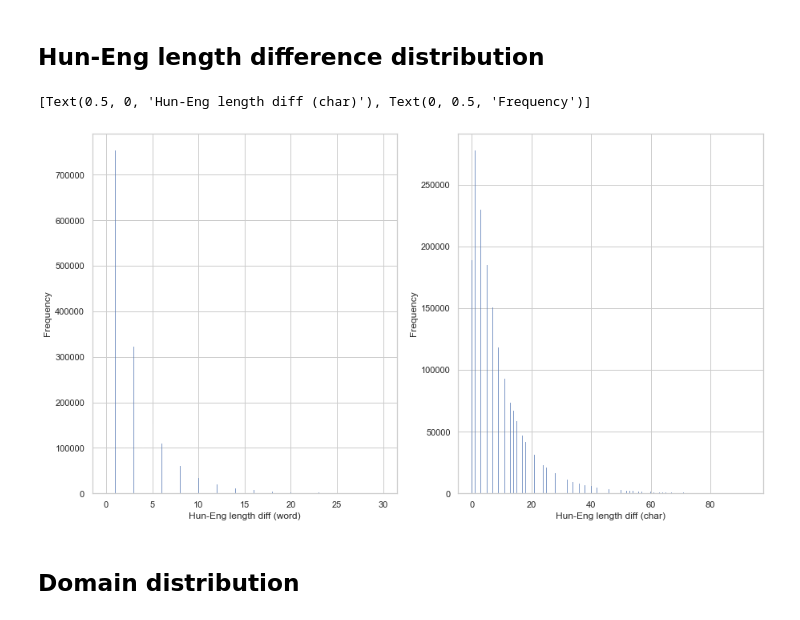
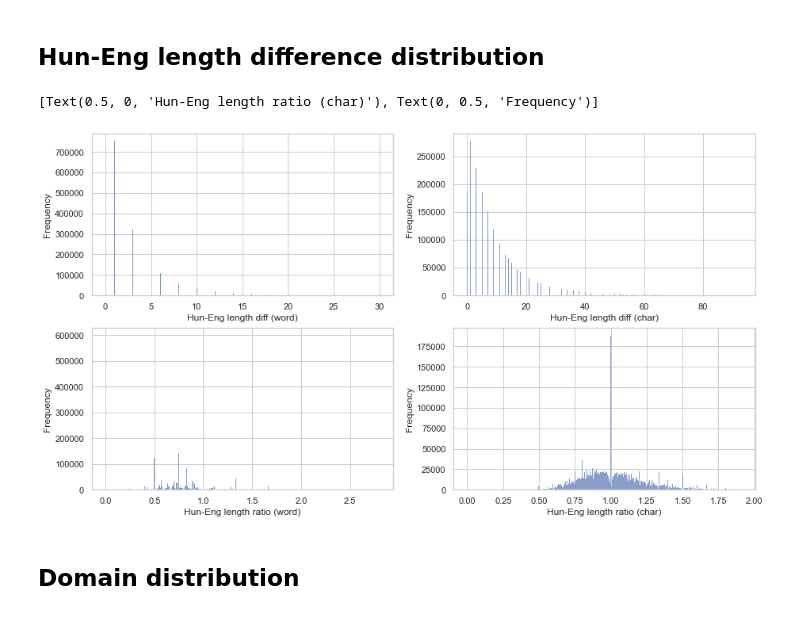
Before and after one commit to attilanagy234/TreeSwap, a Jupyter notebook: notebooks/hunglish2-data-exploration.ipynb, the cells around one changed output. Cells and saved outputs as stored; diff of their text form; code cells hidden in the pictures.

Commit message:
hun-eng len ratio visualizations

```diff
--- a/notebooks/hunglish2-data-exploration.ipynb
+++ b/notebooks/hunglish2-data-exploration.ipynb
@@ -128,6 +128,9 @@ df['hun_len_char'] = df['hun'].apply(len)
 df['eng_len_char'] = df['eng'].apply(len)
 df['hun_eng_len_diff_word'] = abs(df['hun_len_word'] - df['eng_len_word'])
 df['hun_eng_len_diff_char'] = abs(df['hun_len_char'] - df['eng_len_char'])
+df['hun_eng_len_ratio_word'] = df['hun_len_word'] / df['eng_len_word']
+df['hun_eng_len_ratio_char'] = df['hun_len_char'] / df['eng_len_char']
+df = df[df['hun_eng_len_ratio_word'].notna()]
 # %%
 df
 # %% [output]
@@ -167,8 +170,10 @@ def get_len_metrics(df):
             metrics[mode][language] = {}
             metrics[mode][language] = get_basic_stats(metrics[mode][language], col)
 
-        metrics[mode]['hun_eng_diff'] = {}
-        metrics[mode]['hun_eng_diff'] = get_basic_stats(metrics[mode]['hun_eng_diff'], f'hun_eng_len_diff_{mode}')
+        metrics[mode]['hun_eng_len_diff'] = {}
+        metrics[mode]['hun_eng_len_diff'] = get_basic_stats(metrics[mode]['hun_eng_len_diff'], f'hun_eng_len_diff_{mode}')
+        metrics[mode]['hun_eng_len_ratio'] = {}
+        metrics[mode]['hun_eng_len_ratio'] = get_basic_stats(metrics[mode]['hun_eng_len_ratio'], f'hun_eng_len_ratio_{mode}')
 
     return metrics
 # %%
@@ -214,16 +219,22 @@ axs[1, 1].set(xlabel='ENG - Sentence length (char)', ylabel='Frequency')
 # %% [markdown]
 ## Hun-Eng length difference distribution
 # %%
-fig, axs = plt.subplots(1,2)
+fig, axs = plt.subplots(2,2)
 
-sns.histplot(df[df['hun_eng_len_diff_word'] < int(float(len_metrics['word']['hun_eng_diff']['q0.999']))]['hun_eng_len_diff_word'], ax=axs[0])
-axs[0].set(xlabel='Hun-Eng length diff (word)', ylabel='Frequency')
+sns.histplot(df[df['hun_eng_len_diff_word'] < int(float(len_metrics['word']['hun_eng_len_diff']['q0.999']))]['hun_eng_len_diff_word'], ax=axs[0, 0])
+axs[0, 0].set(xlabel='Hun-Eng length diff (word)', ylabel='Frequency')
 
-sns.histplot(df[df['hun_eng_len_diff_char'] < int(float(len_metrics['char']['hun_eng_diff']['q0.999']))]['hun_eng_len_diff_char'], ax=axs[1])
-axs[1].set(xlabel='Hun-Eng length diff (char)', ylabel='Frequency')
+sns.histplot(df[df['hun_eng_len_diff_char'] < int(float(len_metrics['char']['hun_eng_len_diff']['q0.999']))]['hun_eng_len_diff_char'], ax=axs[0, 1])
+axs[0, 1].set(xlabel='Hun-Eng length diff (char)', ylabel='Frequency')
+
+sns.histplot(df[df['hun_eng_len_ratio_word'] < int(float(len_metrics['word']['hun_eng_len_ratio']['q0.999']))]['hun_eng_len_ratio_word'], ax=axs[1, 0])
+axs[1, 0].set(xlabel='Hun-Eng length ratio (word)', ylabel='Frequency')
+
+sns.histplot(df[df['hun_eng_len_ratio_char'] < int(float(len_metrics['char']['hun_eng_len_ratio']['q0.999']))]['hun_eng_len_ratio_char'], ax=axs[1, 1])
+axs[1, 1].set(xlabel='Hun-Eng length ratio (char)', ylabel='Frequency')
 # %% [output]
-[Text(0.5, 0, 'Hun-Eng length diff (char)'), Text(0, 0.5, 'Frequency')]
+[Text(0.5, 0, 'Hun-Eng length ratio (char)'), Text(0, 0.5, 'Frequency')]
-[figure, old version]
+[figure, new version]
 # %% [markdown]
 ## Domain distribution
 # %%
```
Also changed, not shown: parts of 3 cells of this notebook.
